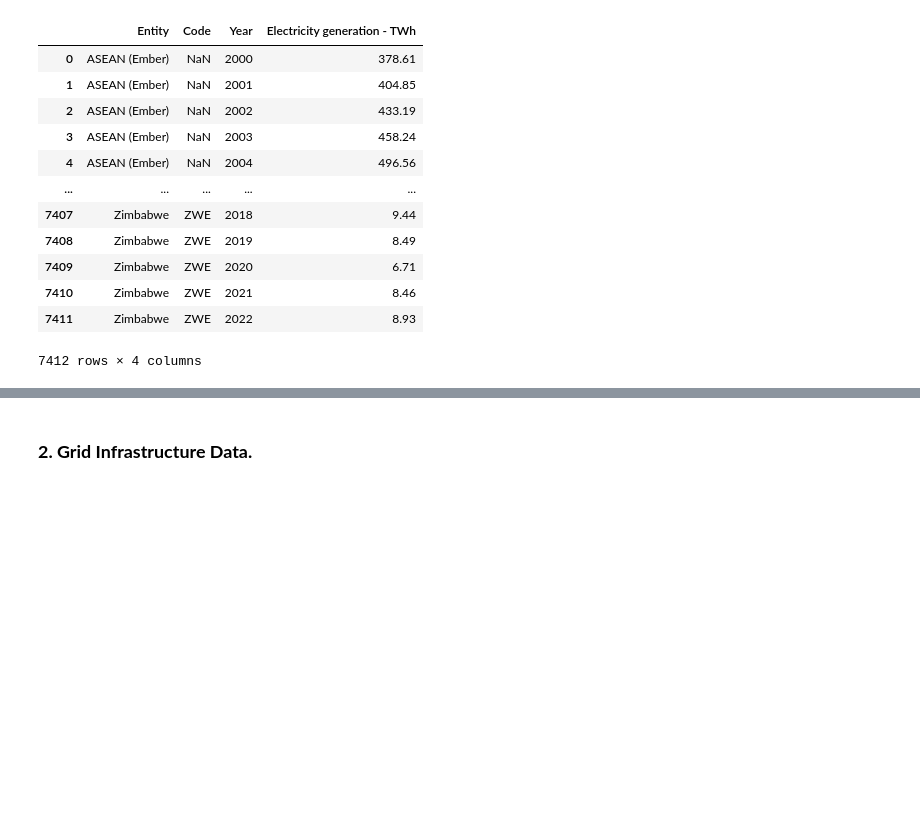
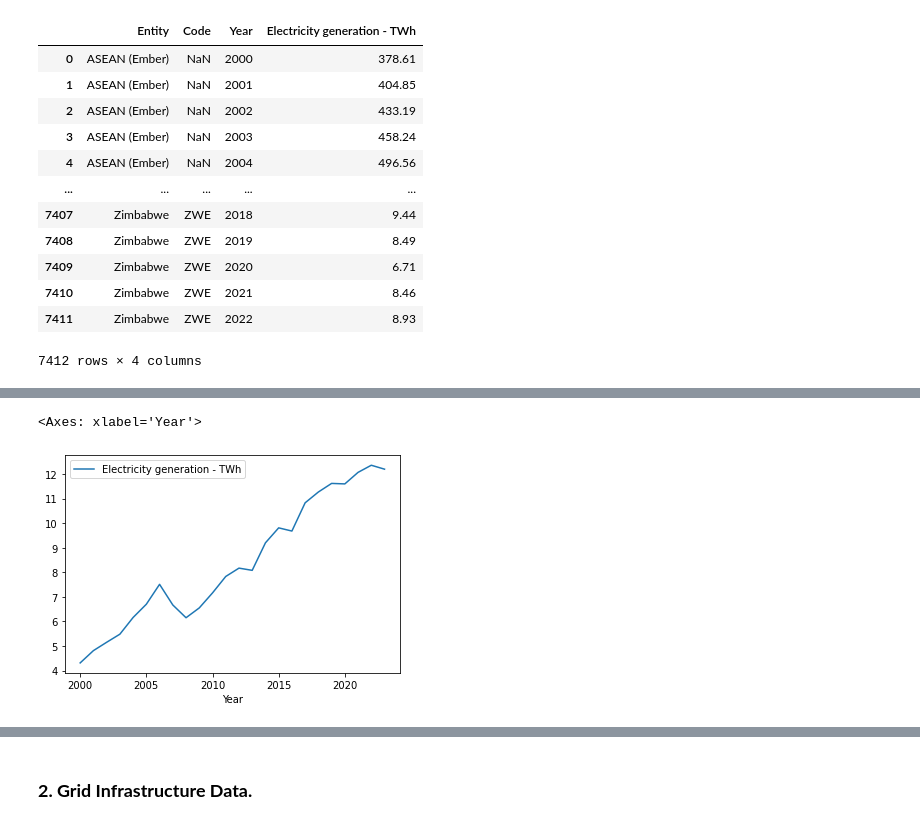
Before and after one commit to DavidGathimbaM/Energy-Access-and-Electrification-planning, a Jupyter notebook: group_workbook/Peter.ipynb, the cells around one changed output, grey strips where cells are left out. Cells and saved outputs as stored; diff of their text form; code cells hidden in the pictures; blank space fills up the shorter version.

Commit message:
merged datasets

```diff
--- a/group_workbook/Peter.ipynb
+++ b/group_workbook/Peter.ipynb
@@ -61,5 +101,8 @@ ke_demand.plot(x='Year', y='Electricity demand - TWh')
 # %%
-electricity_generation = pd.read_csv(r"C:\Users\User\Documents\Energy-Access-and-Electrification-planning\data\electricity_generation_data\electricity-generation.csv")
+#loading the dataset
+electricity_generation = pd.read_csv("..\data\electricity_generation_data\electricity-generation.csv")
+
+#displaying some rows
 electricity_generation
 # %% [output]
 |  | Entity | Code | Year | Electricity generation - TWh |
@@ -75,3 +118,9 @@ electricity_generation
 | 7410 | Zimbabwe | ZWE | 2021 | 8.46 |
 | 7411 | Zimbabwe | ZWE | 2022 | 8.93 |
 7412 rows × 4 columns
+# %%
+#filtering to get Kenya alone
+ke_electricity_generation = electricity_generation.query("Code=='KEN'")
+
+#displaying first few rows
+ke_electricity_generation.head()
@@ -77,0 +134,5 @@ electricity_generation
+# %%
+ke_electricity_generation.plot(x='Year', y='Electricity generation - TWh')
+# %% [output]
+<Axes: xlabel='Year'>
+[figure, added]
```
Also changed, not shown: parts of 23 cells of this notebook.
